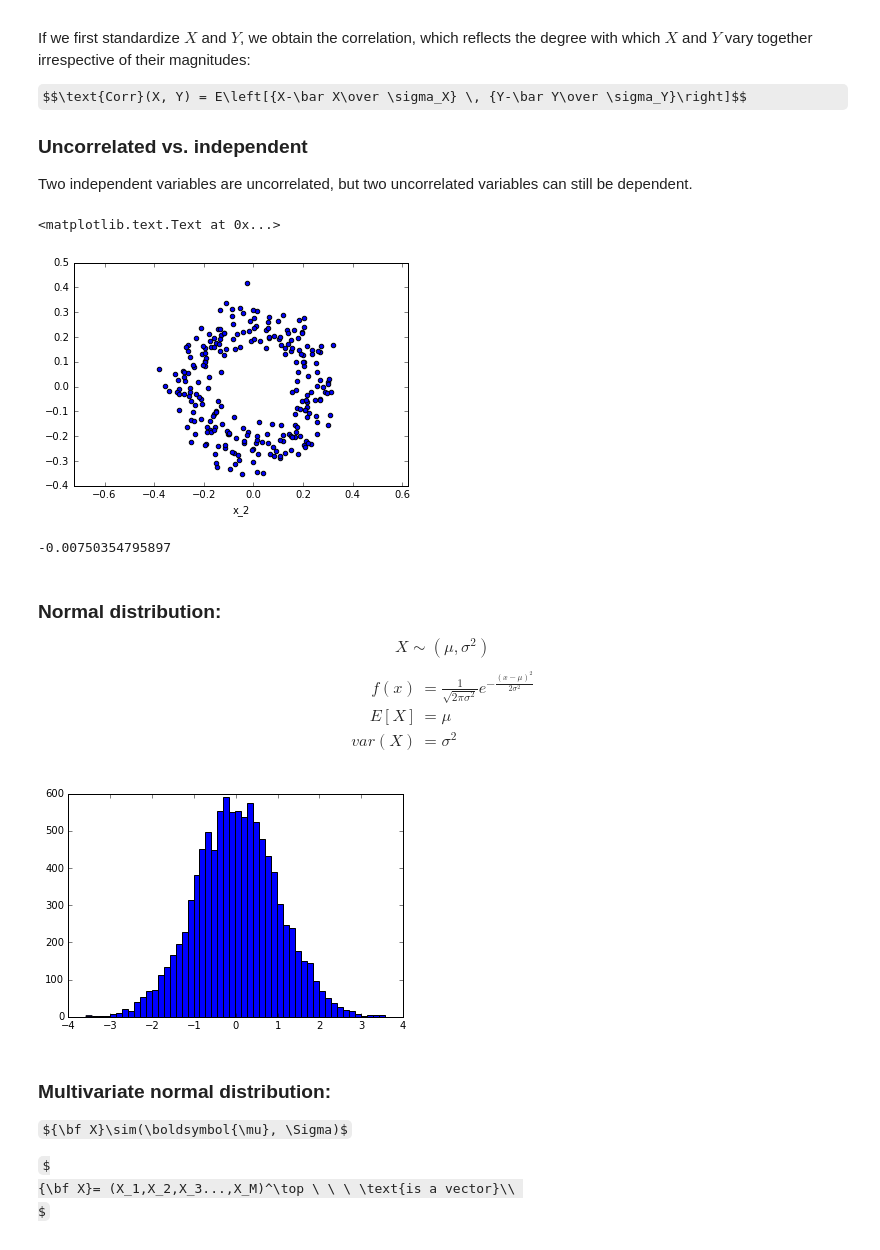
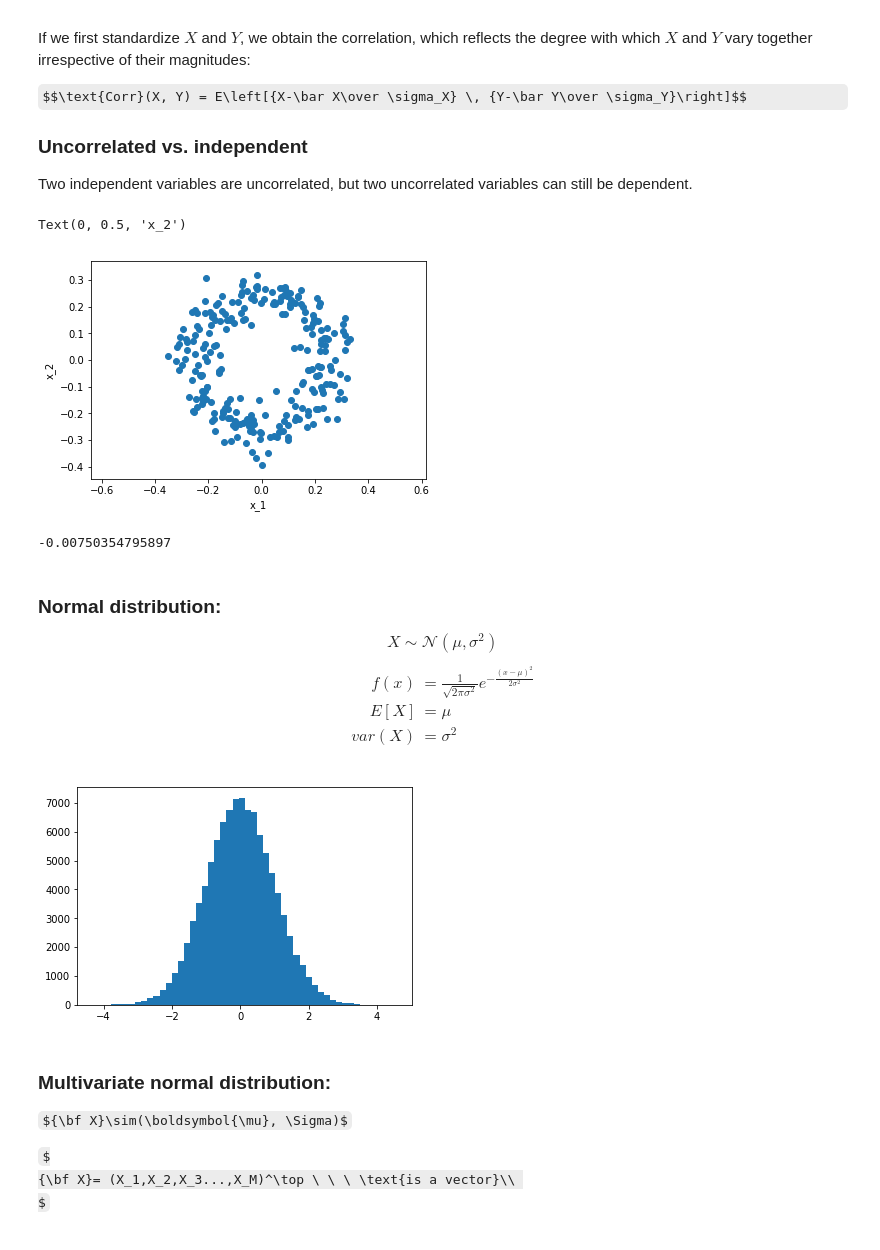
Before and after one commit to lwehbe/10606607_M20, a Jupyter notebook: 10606/Lecture_11.ipynb, the cells around one changed output. Saved outputs shown, nothing was run; the diff lists cells and outputs as text; code cells hidden in the pictures; some formulas as TeX source.

```diff
--- a/10606/Lecture_11.ipynb
+++ b/10606/Lecture_11.ipynb
@@ -265,18 +265,18 @@ Two independent variables are uncorrelated, but two uncorrelated variables can s
 # %%
 from sklearn import datasets
 import matplotlib.pyplot as plt
 %matplotlib inline
 
 X, y = datasets.make_circles(n_samples=500, factor=.25,
                                       noise=.05,)
 X = X[y==1]
 plt.scatter(X[:,0],X[:,1])
 plt.axis('equal');
 plt.xlabel('x_1')
-plt.xlabel('x_2')
+plt.ylabel('x_2')
 # %% [output]
-<matplotlib.text.Text at 0x...>
+Text(0, 0.5, 'x_2')
-[figure, old version]
+[figure, new version]
 # %%
 from scipy.stats import zscore
 
@@ -291,18 +291,18 @@ print(corr(X[:,0],X[:,1]))
 # %% [markdown]
 ### Normal distribution:
 
-$$ X\sim (\mu, \sigma^2)$$
+$$ X\sim \mathcal{N}(\mu, \sigma^2)$$
 \begin{align*}
 f(x)&={\displaystyle{\frac {1}{\sqrt {2\pi \sigma ^{2}}}}e^{-{\frac {(x-\mu )^{2}}{2\sigma ^{2}}}}}\\
 E[X] &= \mu\\
 var(X) &= \sigma^2
 \end{align*}
 # %%
-x = np.random.normal(size=10000)
+x = np.random.normal(size=100000)
 
 plt.hist(x,50);
 # %% [output]
-[figure, old version]
+[figure, new version]
 # %% [markdown]
 ### Multivariate normal distribution:
 ${\bf X}\sim(\boldsymbol{\mu}, \Sigma)$
```
Also changed, not shown: parts of 2 cells of this notebook.
